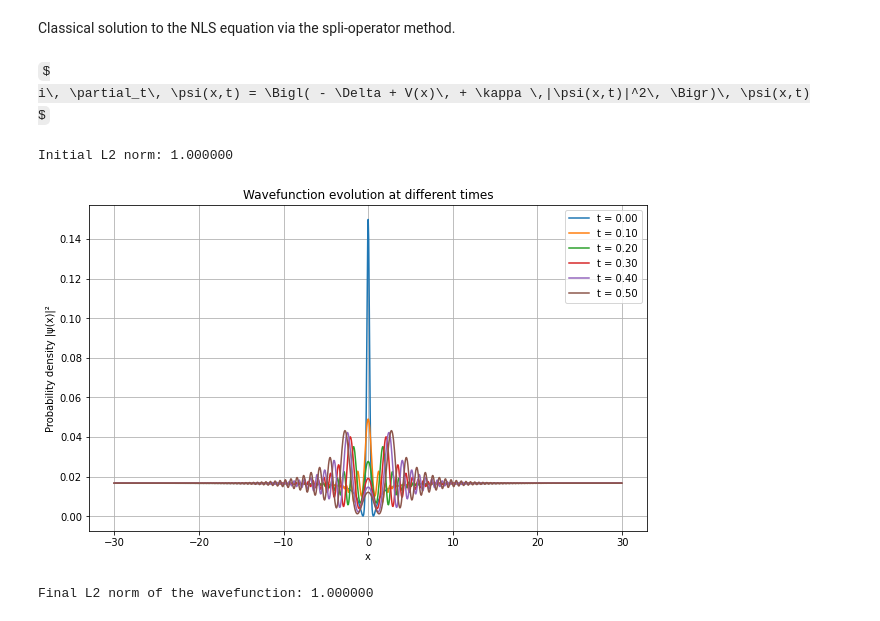
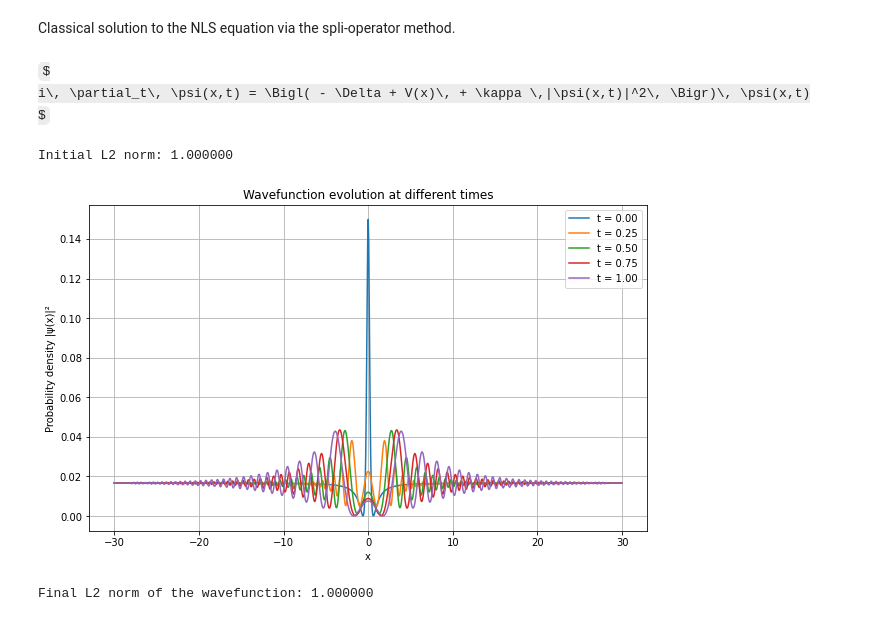
Before and after one commit to stefanopisoni/WavesQTT, a Jupyter notebook: examples/NLSE.ipynb, the cells around one changed output. Cells and saved outputs as stored; diff of their text form; code cells hidden in the pictures; some formulas as TeX source.

```diff
--- a/examples/NLSE.ipynb
+++ b/examples/NLSE.ipynb
@@ -18,8 +18,8 @@ x = np.linspace(-L/2, L/2, N, endpoint=False)  # spatial grid
 # Positive coupling k: defocusing
 kappa = -2
 
-dt = 0.05                # Time step
-total_time = 0.5     # Total simulation time
+dt = 1/16               # Time step
+total_time = 1.0     # Total simulation time
 num_steps = int(total_time / dt)
 
 # Save every plot_interval time steps
@@ -63,10 +63,6 @@ psi = a*(-1+4/(1+4*(HH**2))).astype(np.complex128)
 initial_norm = np.sqrt(np.sum(np.abs(psi)**2) * dx)
 psi /= initial_norm
 print(f"Initial L2 norm: {np.sqrt(np.sum(np.abs(psi)**2) * dx):.6f}")
-
-
-
-
 
 
 # Precompute the potential half-step operator coefficients (for efficiency)
@@ -99,32 +95,32 @@ for step in range(num_steps):
     psi = np.fft.ifft(psi_hat)
 
     # Second half-step potential and nonlinearity
     psi *= half_step_potential_operator(psi, half_dt)
 
     # Increment time
     current_time += dt
 
     # Save snapshot at specified intervals
     if (step + 1) % steps_per_snapshot == 0:
         snapshots.append(np.copy(psi))
         snapshot_times.append(current_time)
 
 # Plotting snapshots including the initial condition
 plt.figure(figsize=(10, 6))
 for idx, snapshot in enumerate(snapshots):
     plt.plot(x, np.abs(snapshot)**2, label=f't = {snapshot_times[idx]:.2f}')
 
 plt.xlabel('x')
 plt.ylabel('Probability density |ψ(x)|²')
 plt.title('Wavefunction evolution at different times')
 plt.legend()
 plt.grid(True)
 plt.show()
 
 # Compute and print final norm to verify conservation
 final_norm = np.sqrt(np.sum(np.abs(psi)**2) * dx)
 print(f"Final L2 norm of the wavefunction: {final_norm:.6f}")
 # %% [output]
 Initial L2 norm: 1.000000
-[figure, old version]
+[figure, new version]
 Final L2 norm of the wavefunction: 1.000000
```
Also changed, not shown: parts of 1 cell of this notebook.
